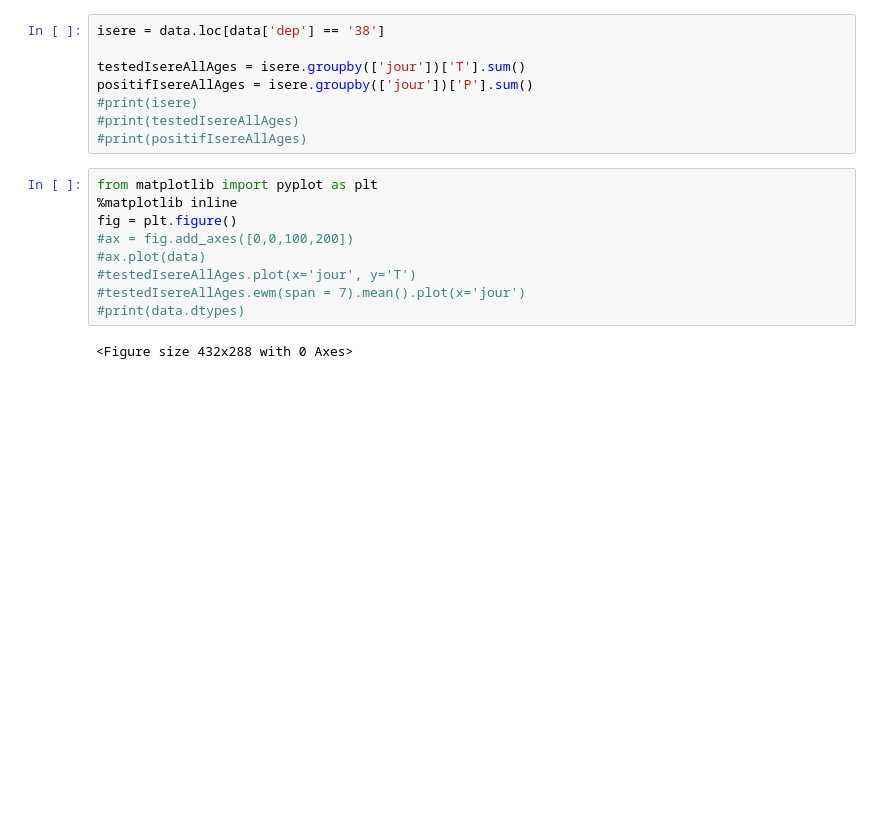
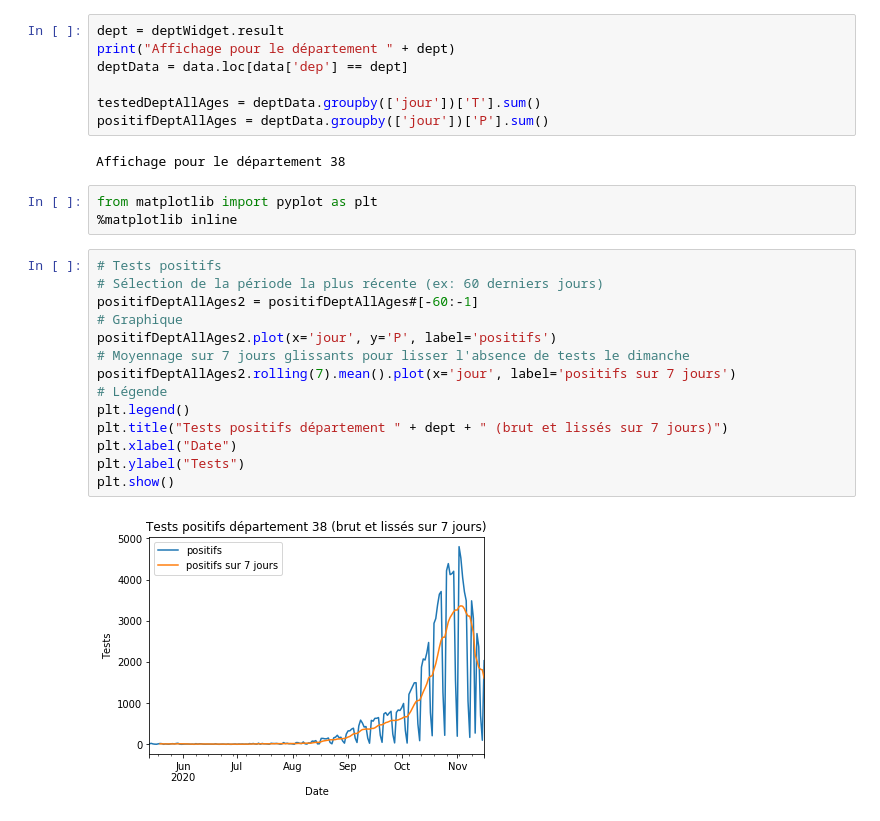
Before and after one commit to manikbh/covid, a Jupyter notebook: covid.ipynb, the cells around one changed output. Drawn from its saved outputs; the diff is of its cells as text; blank space fills up the shorter version.

```diff
--- a/covid.ipynb
+++ b/covid.ipynb
@@ -13,19 +28,28 @@ data = pandas.read_csv("https://www.data.gouv.fr/fr/datasets/r/406c6a23-e283-430
 # %%
-isere = data.loc[data['dep'] == '38']
+dept = deptWidget.result
+print("Affichage pour le département " + dept)
+deptData = data.loc[data['dep'] == dept]
 
-testedIsereAllAges = isere.groupby(['jour'])['T'].sum()
-positifIsereAllAges = isere.groupby(['jour'])['P'].sum()
-#print(isere)
-#print(testedIsereAllAges)
-#print(positifIsereAllAges)
+testedDeptAllAges = deptData.groupby(['jour'])['T'].sum()
+positifDeptAllAges = deptData.groupby(['jour'])['P'].sum()
+# %% [output]
+Affichage pour le département 38
-# %%
-from matplotlib import pyplot as plt
-%matplotlib inline
-fig = plt.figure()
-#ax = fig.add_axes([0,0,100,200])
-#ax.plot(data)
-#testedIsereAllAges.plot(x='jour', y='T')
-#testedIsereAllAges.ewm(span = 7).mean().plot(x='jour')
-#print(data.dtypes)
-# %% [output]
-<Figure size 432x288 with 0 Axes>
+# %%
+from matplotlib import pyplot as plt
+%matplotlib inline
+# %%
+# Tests positifs
+# Sélection de la période la plus récente (ex: 60 derniers jours)
+positifDeptAllAges2 = positifDeptAllAges#[-60:-1]
+# Graphique
+positifDeptAllAges2.plot(x='jour', y='P', label='positifs')
+# Moyennage sur 7 jours glissants pour lisser l'absence de tests le dimanche
+positifDeptAllAges2.rolling(7).mean().plot(x='jour', label='positifs sur 7 jours')
+# Légende
+plt.legend()
+plt.title("Tests positifs département " + dept + " (brut et lissés sur 7 jours)")
+plt.xlabel("Date")
+plt.ylabel("Tests")
+plt.show()
+# %% [output]
+[figure, added]
```
Also changed, not shown: parts of 16 cells of this notebook.
